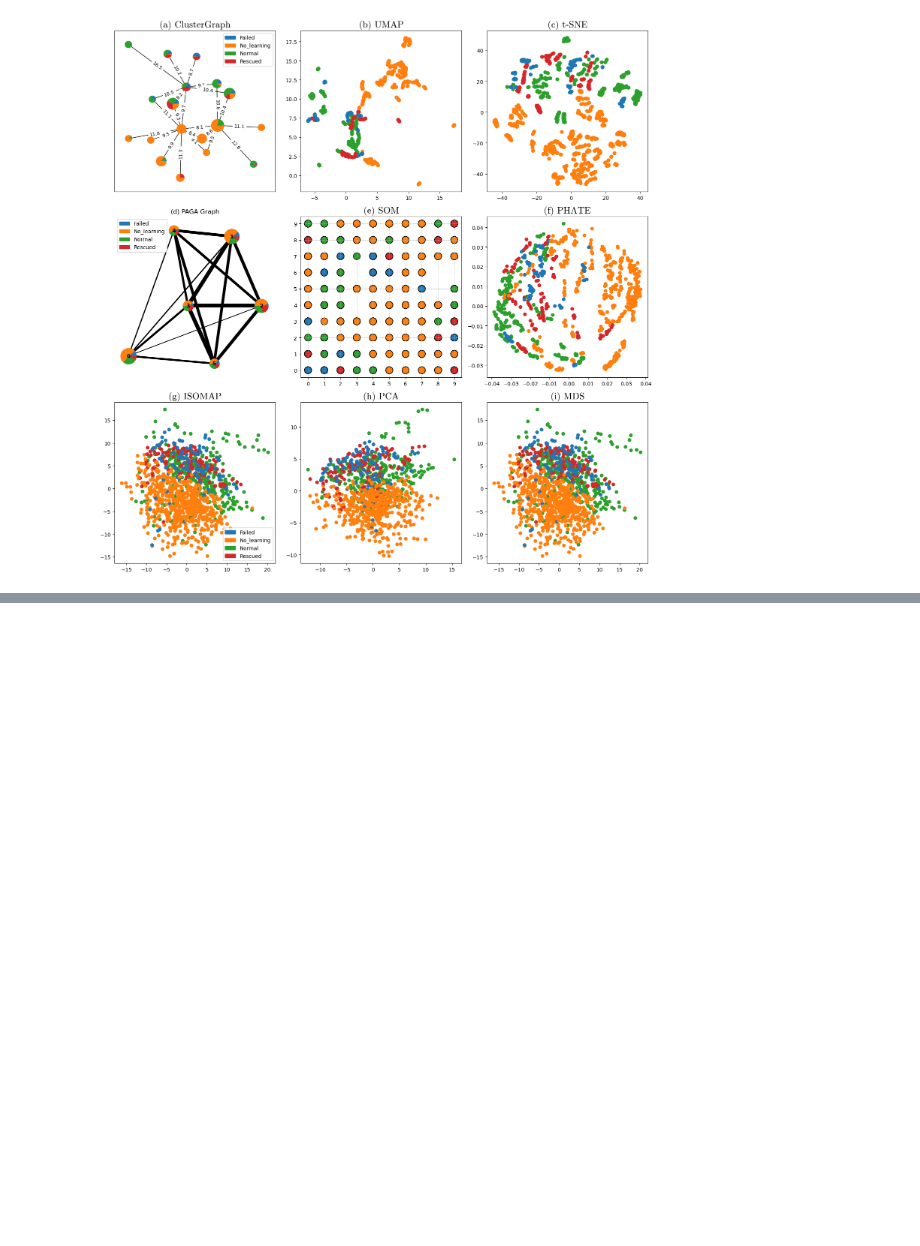
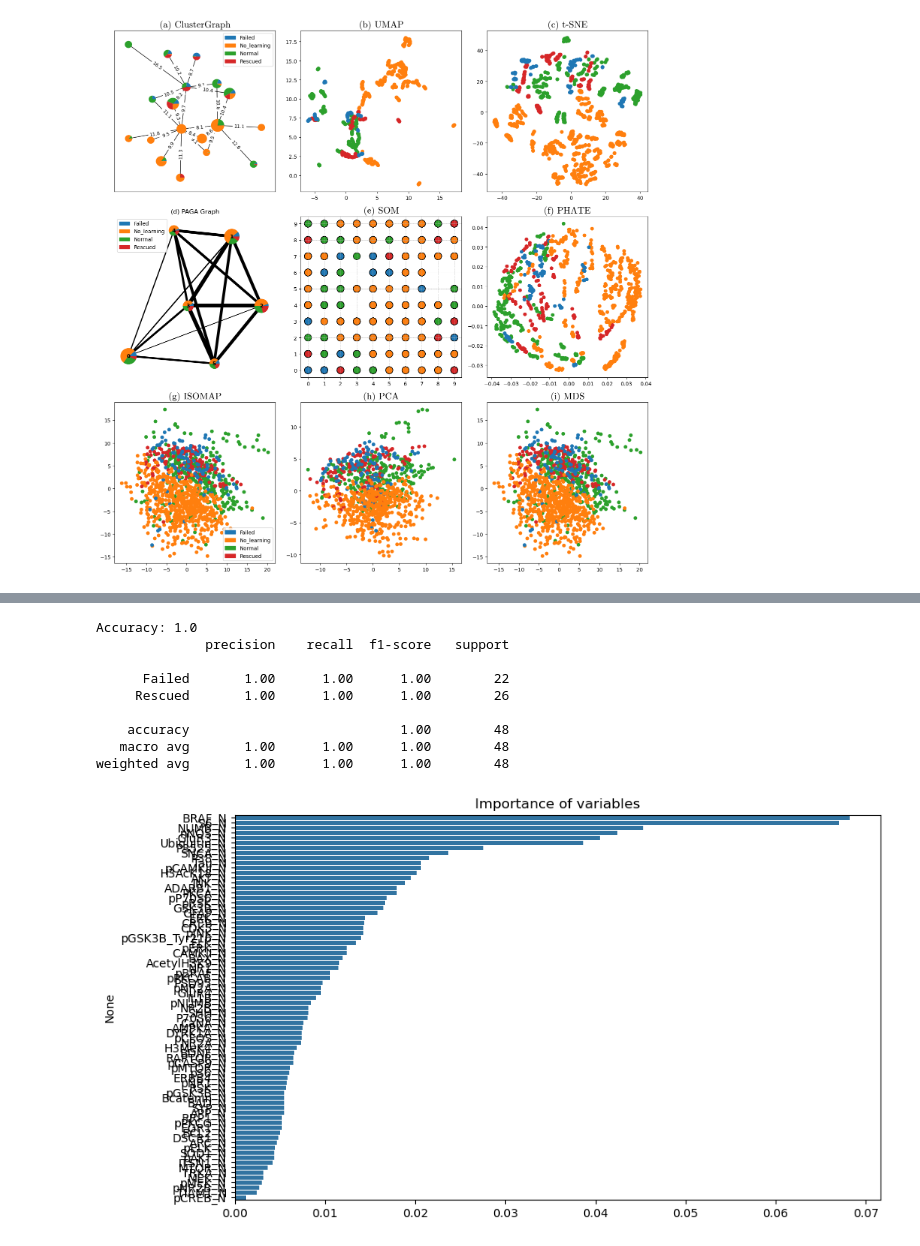
Before and after one commit to dioscuri-tda/ClusterGraph, a Jupyter notebook: examples/4_mice_protein.ipynb, the cells around one changed output, grey strips where cells are left out. Saved outputs shown, nothing was run; the diff lists cells and outputs as text; code cells hidden in the pictures; blank space fills up the shorter version.

```diff
--- a/examples/4_mice_protein.ipynb
+++ b/examples/4_mice_protein.ipynb
@@ -355,0 +406,45 @@ plt.show()
+# %%
+import pandas as pd
+import numpy as np
+from sklearn.model_selection import train_test_split
+from sklearn.ensemble import RandomForestClassifier
+from sklearn.metrics import classification_report, accuracy_score
+import matplotlib.pyplot as plt
+import seaborn as sns
+
+
+X = df_TrisoTreated.iloc[:, :-1]
+y = df_TrisoTreated.iloc[:, -1]
+
+X_train, X_test, y_train, y_test = train_test_split(X, y, test_size=0.2, random_state=42)
+
+rf = RandomForestClassifier(n_estimators=100, random_state=42)
+rf.fit(X_train, y_train)
+
+y_pred = rf.predict(X_test)
+
+print("Accuracy:", accuracy_score(y_test, y_pred))
+print(classification_report(y_test, y_pred))
+
+# Obtenir l'importance des variables
+importances = rf.feature_importances_
+indices = np.argsort(importances)[::-1]
+
+
+
+# Visualiser l'importance des variables
+plt.figure(figsize=(10, 6))
+sns.barplot(x=importances[indices], y=X.columns[indices])
+plt.title('Importance of variables')
+plt.show()
+# %% [output]
+Accuracy: 1.0
+              precision    recall  f1-score   support
+
+      Failed       1.00      1.00      1.00        22
+     Rescued       1.00      1.00      1.00        26
+
+    accuracy                           1.00        48
+   macro avg       1.00      1.00      1.00        48
+weighted avg       1.00      1.00      1.00        48
+[figure, added]
```
Also changed, not shown: parts of 8 cells of this notebook, 12 other files.
